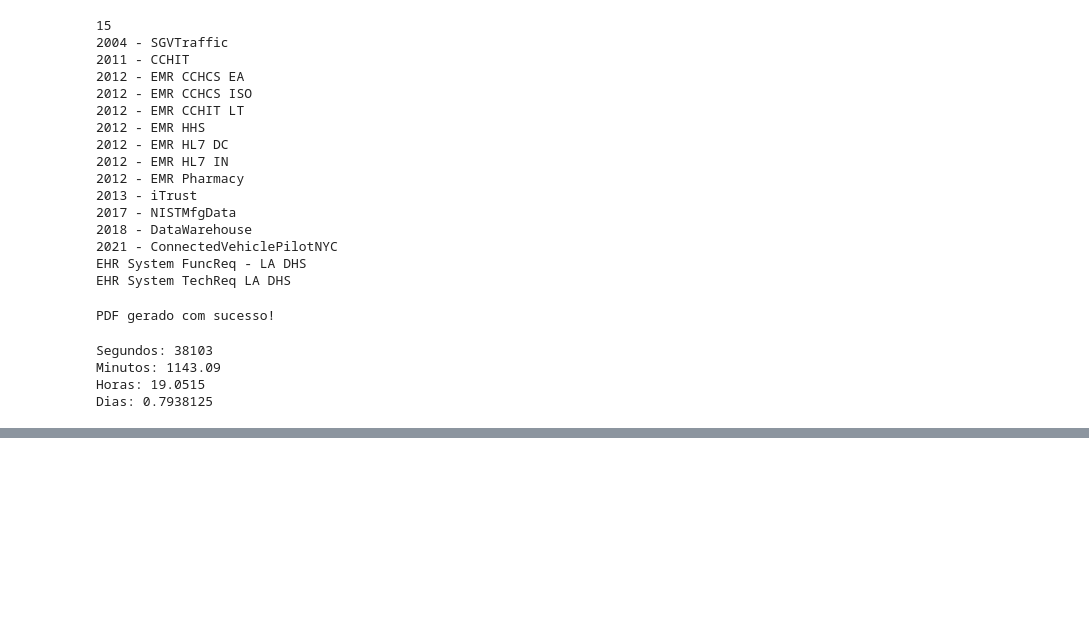
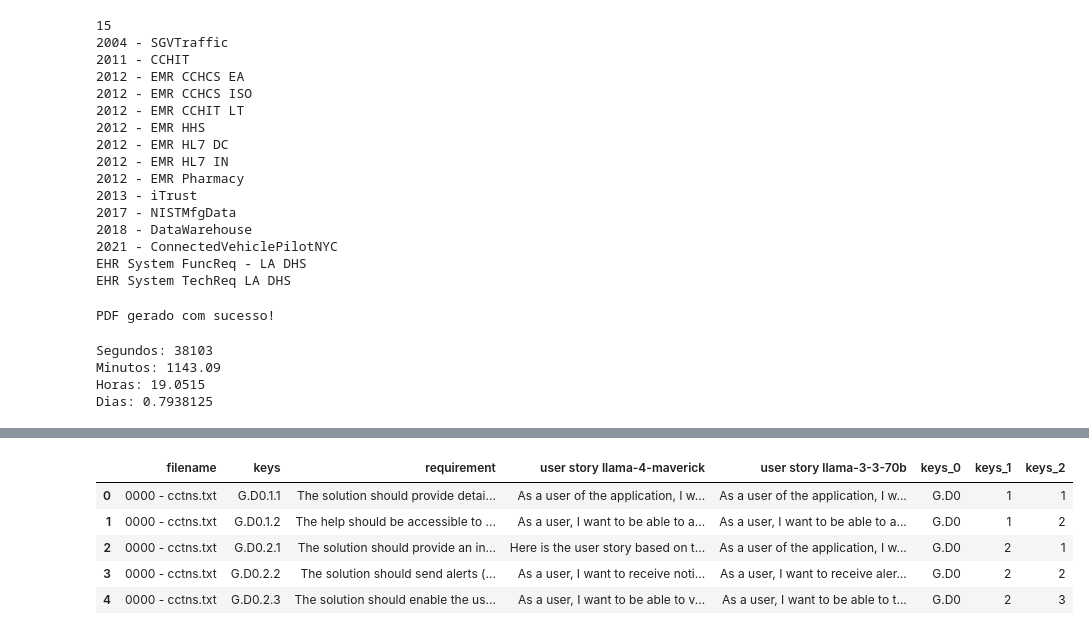
Before and after one commit to IsabelaYabe/LISA, a Jupyter notebook: PURE_analyzer.ipynb, the cells around one changed output, grey strips where cells are left out. Drawn from its saved outputs; the diff is of its cells as text; code cells hidden in the pictures; blank space fills up the shorter version.

Commit message:
start classes

```diff
--- a/PURE_analyzer.ipynb
+++ b/PURE_analyzer.ipynb
@@ -182,0 +143,14 @@ for i in keys_9:
+# %%
+
+def extract_subkeys(key):
+    key_split = key.split(".")
+    key_0 = key_split[0]
+    key_1 = key_split[1]
+    key_2 = ".".join(key_split[2:])
+
+    return key_0, key_1, key_2
+
+k0, k1, k2 = extract_subkeys("CA2.3.4")
+print(k0)
+print(k1)
+print(k2)
@@ -247,0 +249,40 @@ array(['', '1', '2', '0', '3', '4', '5', '6', '7', '8', '9', '10', '11',
+# %%
+import pandas as pd
+import os
+import spacy
+import re
+from src.logger import setup_logger
+
+logger = setup_logger()
+
+def extract_user_story_parts(text):
+    pattern = r"As a (.*?), I want (.*?) so that (.*?)(?:\.|$)"
+    match = re.findall(pattern, text, re.IGNORECASE)[0]
+    result = {
+            "type_of_user": match[0],
+            "goal": match[1],
+            "reason": match[2]
+        }
+    return result
+
+def extract_subkeys(key):
+    key_split = key.split(".")
+    key_0 = ".".join(key_split[:2])
+    key_1 = key_split[2]
+    key_2 = ".".join(key_split[3:])
+
+    return key_0, key_1, key_2
+
+
+logger.debug("Starting the dataset preparation process")
+pure_req_user_stories_path = os.path.join("data", "pure_req_user_stories.csv")
+pure_req_us_df = pd.read_csv(pure_req_user_stories_path)
+pure_req_us_df.rename(columns={"databricks-llama-4-maverick": "user story llama-4-maverick", "databricks-meta-llama-3-3-70b-instruct": "user story llama-3-3-70b"}, inplace=True)
+pure_req_us_df[["keys_0", "keys_1", "keys_2"]] = pure_req_us_df["keys"].apply(
+        extract_subkeys
+    ).apply(pd.Series)
+
+logger.debug("Subkeys successfully extracted and added to DataFrame.")
+pure_req_us_df.head()
+pure_req_us_df = pure_req_us_df[["requirement", "keys", "keys_0", "keys_1", "keys_2", "user story llama-4-maverick", "user story llama-3-3-70b"]]
+# %% [output]
@@ -247,0 +291,6 @@ array(['', '1', '2', '0', '3', '4', '5', '6', '7', '8', '9', '10', '11',
+|  | filename | keys | requirement | user story llama-4-maverick | user story llama-3-3-70b | keys_0 | keys_1 | keys_2 |
+| 0 | 0000 - cctns.txt | G.D0.1.1 | The solution should provide detai... | As a user of the application, I w... | As a user of the application, I w... | G.D0 | 1 | 1 |
+| 1 | 0000 - cctns.txt | G.D0.1.2 | The help should be accessible to ... | As a user, I want to be able to a... | As a user, I want to be able to a... | G.D0 | 1 | 2 |
+| 2 | 0000 - cctns.txt | G.D0.2.1 | The solution should provide an in... | Here is the user story based on t... | As a user of the application, I w... | G.D0 | 2 | 1 |
+| 3 | 0000 - cctns.txt | G.D0.2.2 | The solution should send alerts (... | As a user, I want to receive noti... | As a user, I want to receive aler... | G.D0 | 2 | 2 |
+| 4 | 0000 - cctns.txt | G.D0.2.3 | The solution should enable the us... | As a user, I want to be able to v... | As a user, I want to be able to t... | G.D0 | 2 | 3 |
```
Also changed, not shown: parts of 9 cells of this notebook, 12 other files.
